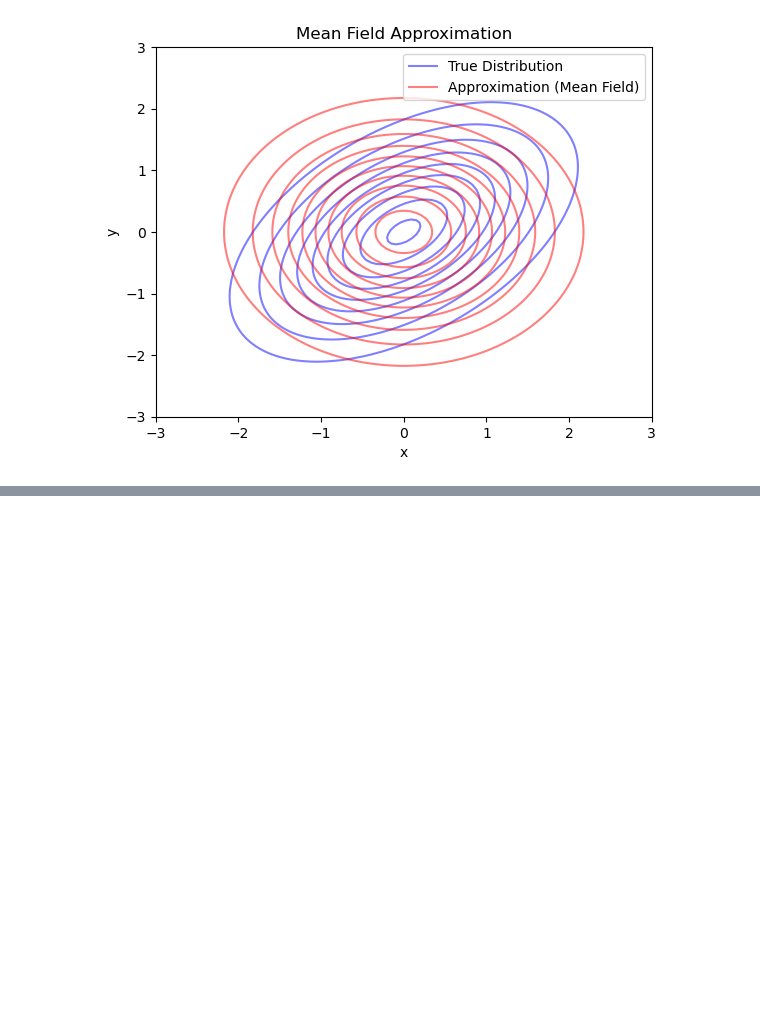
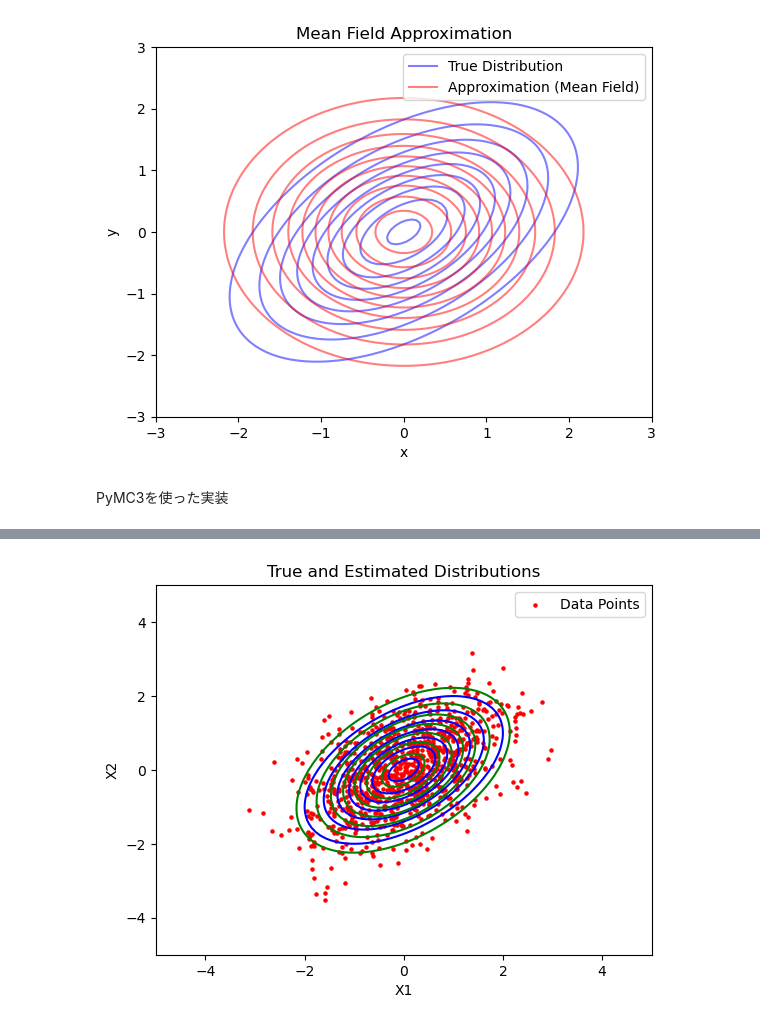
Before and after one commit to LABO-M/MachineLearningPhasesOfMatter, a Jupyter notebook: Bayes/Bayes_2.ipynb, the cells around one changed output, grey strips where cells are left out. Saved outputs shown, nothing was run; the diff lists cells and outputs as text; code cells hidden in the pictures; blank space fills up the shorter version.

```diff
--- a/Bayes/Bayes_2.ipynb
+++ b/Bayes/Bayes_2.ipynb
@@ -215,3 +215,70 @@ ax.set_title('Mean Field Approximation')
 plt.show()
 # %% [output]
 [figure]
+# %% [markdown]
+PyMC3を使った実装
+# %%
+import numpy as np
+import pymc3 as pm
+import matplotlib.pyplot as plt
+import seaborn as sns
+
+# まず、真の2次元ガウス分布のパラメータを設定します
+mu_true = [0, 0]
+cov_true = [[1, 0.5], [0.5, 1]]
+
+# 真の分布からサンプルを生成します
+num_samples = 1000
+data = np.random.multivariate_normal(mu_true, cov_true, num_samples)
+
+# PyMC3で平均場近似を使用して2次元ガウス分布を学習します
+with pm.Model() as model:
+    # 事前分布
+    mu = pm.Normal("mu", mu=0, sd=10, shape=2)
+    packed_L = pm.LKJCholeskyCov('packed_L', n=2,
+                                  eta=2., sd_dist=pm.Exponential.dist(1.0))
+
+    # 共分散行列
+    L = pm.expand_packed_triangular(2, packed_L)
+    sigma = pm.Deterministic('sigma', L.dot(L.T))
+
+    # 事後分布
+    obs = pm.MvNormal("obs", mu=mu, chol=L, observed=data)
+
+    # 平均場近似
+    mean_field = pm.fit()
+
+# サンプルを抽出
+samples = mean_field.sample(1000)
+
+# グリッドを作成
+x = np.linspace(-5, 5, 100)
+y = np.linspace(-5, 5, 100)
+X, Y = np.meshgrid(x, y)
+pos = np.dstack((X, Y))
+
+# 真の分布のPDFを計算
+from scipy.stats import multivariate_normal
+rv_true = multivariate_normal(mu_true, cov_true)
+Z_true = rv_true.pdf(pos)
+
+# 推定分布のPDFを計算
+mu_estimated = np.mean(samples['mu'], axis=0)
+sigma_estimated = np.mean(samples['sigma'], axis=0)
+rv_estimated = multivariate_normal(mu_estimated, sigma_estimated)
+Z_estimated = rv_estimated.pdf(pos)
+
+# 等高線プロット
+plt.contour(X, Y, Z_true, colors='blue', label='True distribution')
+plt.contour(X, Y, Z_estimated, colors='green', label='Estimated distribution')
+
+# データ点をプロット
+plt.scatter(data[:, 0], data[:, 1], c='red', s=5, label="Data Points")
+
+# 軸ラベルと凡例を表示
+plt.xlabel('X1')
+plt.ylabel('X2')
+plt.legend()
+plt.title('True and Estimated Distributions')
+plt.show()
+# %% [output]
@@ -217,0 +287 @@ plt.show()
+[figure, added]
```
Also changed, not shown: parts of 6 cells of this notebook, 3 other files.
